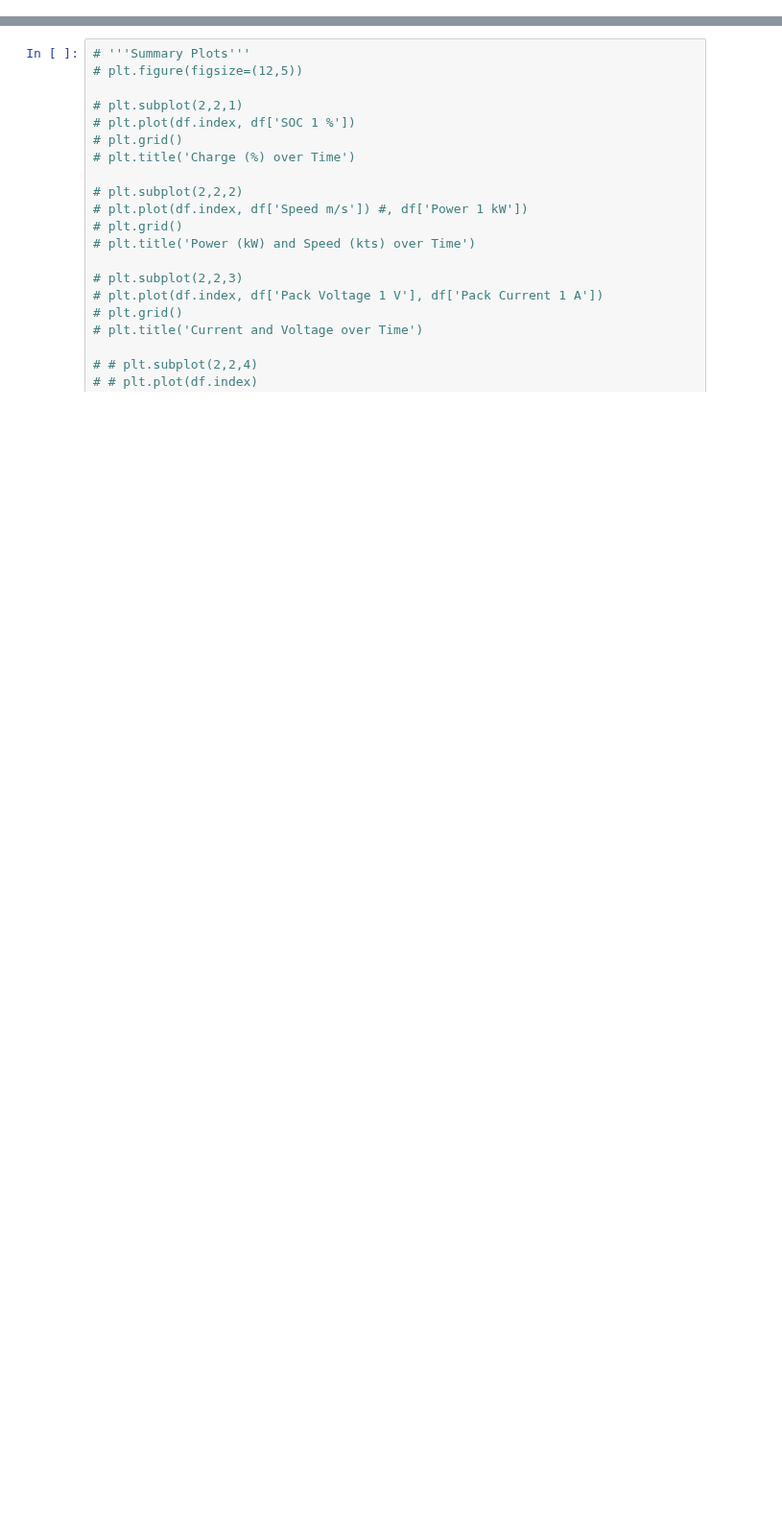
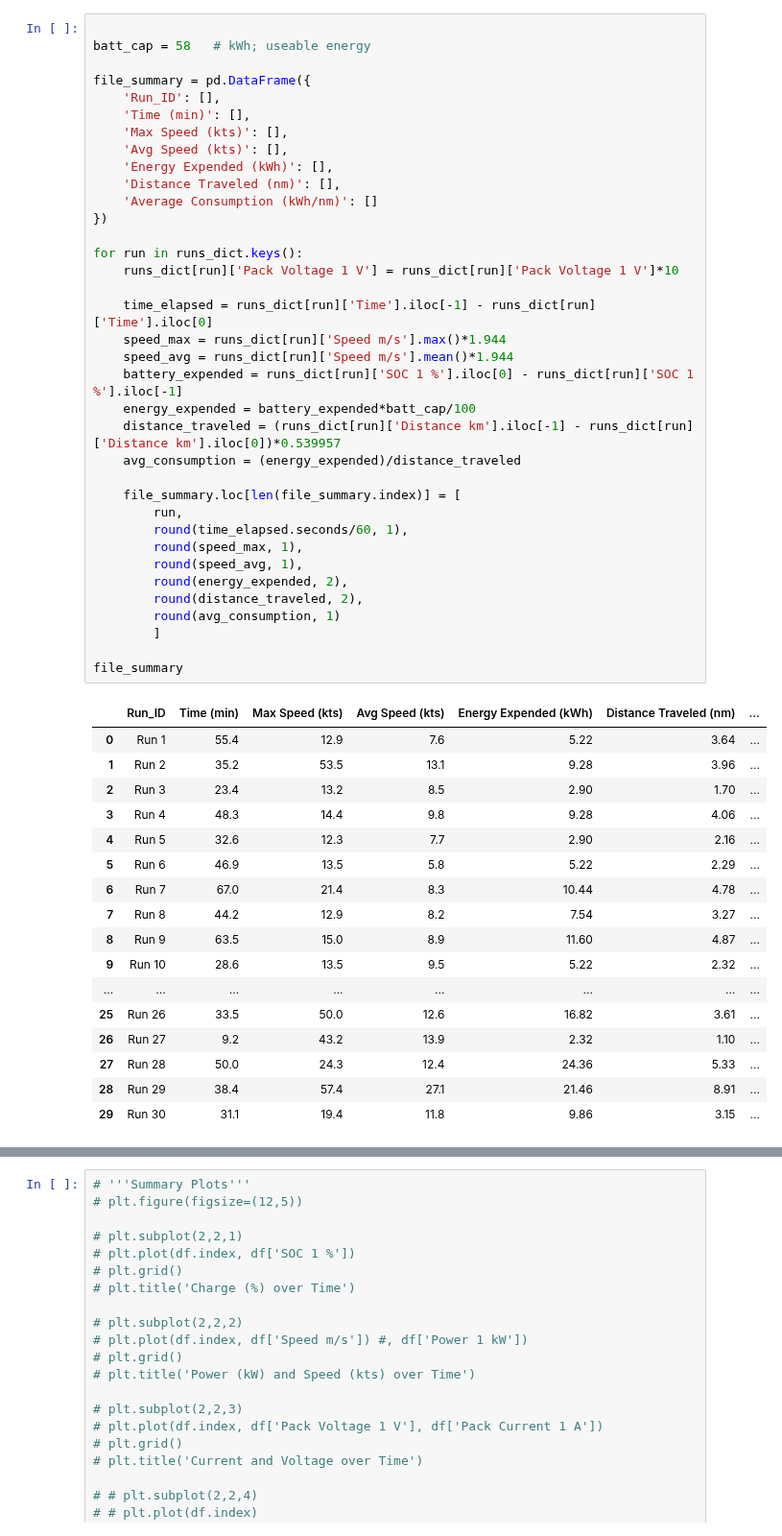
Before and after one commit to eliu420/photon-range-estimator, a Jupyter notebook: test_loop.ipynb, the cells around one changed output, grey strips where cells are left out. Shown at 96% size. Cells and saved outputs as stored; diff of their text form; blank space fills up the shorter version.

```diff
--- a/test_loop.ipynb
+++ b/test_loop.ipynb
@@ -11 +17,55 @@ import time
+# %%
+
+batt_cap = 58   # kWh; useable energy
+
+file_summary = pd.DataFrame({
+    'Run_ID': [],
+    'Time (min)': [],
+    'Max Speed (kts)': [],
+    'Avg Speed (kts)': [],
+    'Energy Expended (kWh)': [],
+    'Distance Traveled (nm)': [],
+    'Average Consumption (kWh/nm)': []
+})
+
+for run in runs_dict.keys():
+    runs_dict[run]['Pack Voltage 1 V'] = runs_dict[run]['Pack Voltage 1 V']*10
+
+    time_elapsed = runs_dict[run]['Time'].iloc[-1] - runs_dict[run]['Time'].iloc[0]
+    speed_max = runs_dict[run]['Speed m/s'].max()*1.944
+    speed_avg = runs_dict[run]['Speed m/s'].mean()*1.944
+    battery_expended = runs_dict[run]['SOC 1 %'].iloc[0] - runs_dict[run]['SOC 1 %'].iloc[-1]
+    energy_expended = battery_expended*batt_cap/100
+    distance_traveled = (runs_dict[run]['Distance km'].iloc[-1] - runs_dict[run]['Distance km'].iloc[0])*0.539957
+    avg_consumption = (energy_expended)/distance_traveled
+
+    file_summary.loc[len(file_summary.index)] = [
+        run,
+        round(time_elapsed.seconds/60, 1),
+        round(speed_max, 1),
+        round(speed_avg, 1),
+        round(energy_expended, 2),
+        round(distance_traveled, 2),
+        round(avg_consumption, 1)
+        ]
+
+file_summary
+# %% [output]
+|  | Run_ID | Time (min) | Max Speed (kts) | Avg Speed (kts) | Energy Expended (kWh) | Distance Traveled (nm) | ... |
+| 0 | Run 1 | 55.4 | 12.9 | 7.6 | 5.22 | 3.64 | ... |
+| 1 | Run 2 | 35.2 | 53.5 | 13.1 | 9.28 | 3.96 | ... |
+| 2 | Run 3 | 23.4 | 13.2 | 8.5 | 2.90 | 1.70 | ... |
+| 3 | Run 4 | 48.3 | 14.4 | 9.8 | 9.28 | 4.06 | ... |
+| 4 | Run 5 | 32.6 | 12.3 | 7.7 | 2.90 | 2.16 | ... |
+| 5 | Run 6 | 46.9 | 13.5 | 5.8 | 5.22 | 2.29 | ... |
+| 6 | Run 7 | 67.0 | 21.4 | 8.3 | 10.44 | 4.78 | ... |
+| 7 | Run 8 | 44.2 | 12.9 | 8.2 | 7.54 | 3.27 | ... |
+| 8 | Run 9 | 63.5 | 15.0 | 8.9 | 11.60 | 4.87 | ... |
+| 9 | Run 10 | 28.6 | 13.5 | 9.5 | 5.22 | 2.32 | ... |
+| ... | ... | ... | ... | ... | ... | ... | ... |
+| 25 | Run 26 | 33.5 | 50.0 | 12.6 | 16.82 | 3.61 | ... |
+| 26 | Run 27 | 9.2 | 43.2 | 13.9 | 2.32 | 1.10 | ... |
+| 27 | Run 28 | 50.0 | 24.3 | 12.4 | 24.36 | 5.33 | ... |
+| 28 | Run 29 | 38.4 | 57.4 | 27.1 | 21.46 | 8.91 | ... |
+| 29 | Run 30 | 31.1 | 19.4 | 11.8 | 9.86 | 3.15 | ... |
 # %% [markdown]
```
Also changed, not shown: parts of 19 cells of this notebook.
